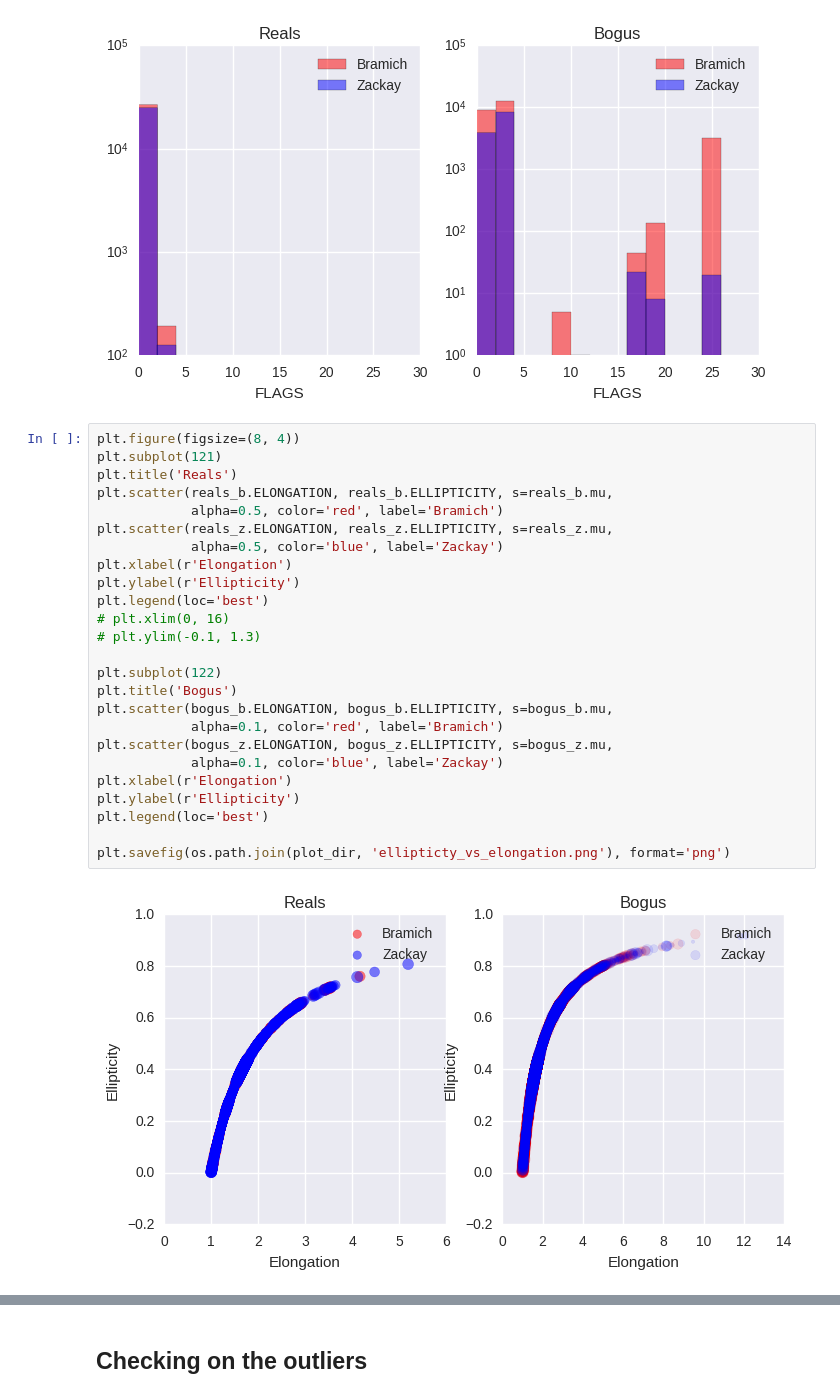
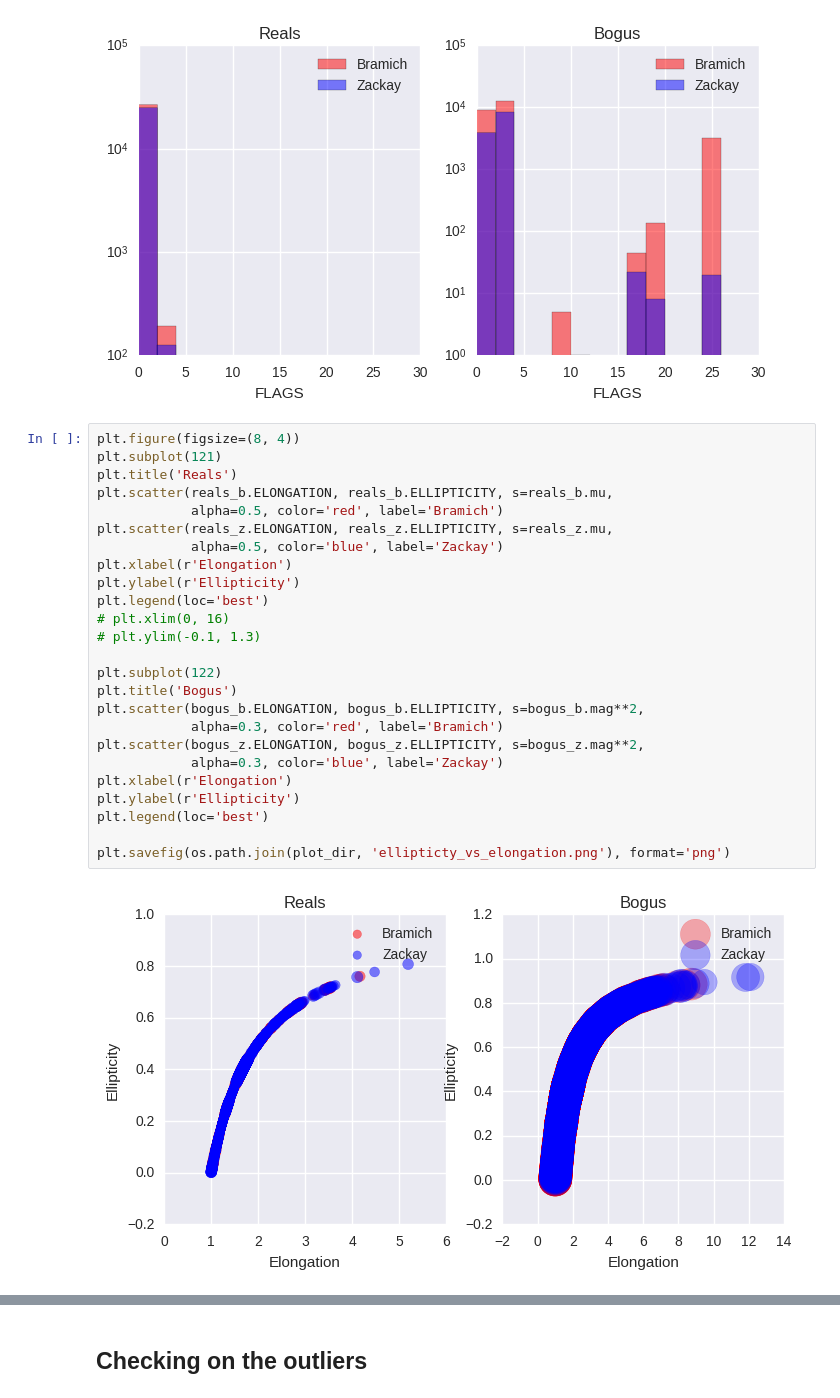
Before and after one commit to BrunoSanchez/RBMLearning, a Jupyter notebook: Plots.ipynb, the cells around one changed output, grey strips where cells are left out. Saved outputs shown, nothing was run; the diff lists cells and outputs as text.

```diff
--- a/Plots.ipynb
+++ b/Plots.ipynb
@@ -419,27 +423,27 @@ plt.savefig(os.path.join(plot_dir, 'flags_hist.png'), format='png')
 # %%
 plt.figure(figsize=(8, 4))
 plt.subplot(121)
 plt.title('Reals')
 plt.scatter(reals_b.ELONGATION, reals_b.ELLIPTICITY, s=reals_b.mu,
             alpha=0.5, color='red', label='Bramich')
 plt.scatter(reals_z.ELONGATION, reals_z.ELLIPTICITY, s=reals_z.mu,
             alpha=0.5, color='blue', label='Zackay')
 plt.xlabel(r'Elongation')
 plt.ylabel(r'Ellipticity')
 plt.legend(loc='best')
 # plt.xlim(0, 16)
 # plt.ylim(-0.1, 1.3)
 
 plt.subplot(122)
 plt.title('Bogus')
-plt.scatter(bogus_b.ELONGATION, bogus_b.ELLIPTICITY, s=bogus_b.mu,
-            alpha=0.1, color='red', label='Bramich')
-plt.scatter(bogus_z.ELONGATION, bogus_z.ELLIPTICITY, s=bogus_z.mu,
-            alpha=0.1, color='blue', label='Zackay')
+plt.scatter(bogus_b.ELONGATION, bogus_b.ELLIPTICITY, s=bogus_b.mag**2,
+            alpha=0.3, color='red', label='Bramich')
+plt.scatter(bogus_z.ELONGATION, bogus_z.ELLIPTICITY, s=bogus_z.mag**2,
+            alpha=0.3, color='blue', label='Zackay')
 plt.xlabel(r'Elongation')
 plt.ylabel(r'Ellipticity')
 plt.legend(loc='best')
 
 plt.savefig(os.path.join(plot_dir, 'ellipticty_vs_elongation.png'), format='png')
 # %% [output]
-[figure, old version]
+[figure, new version]
```
Also changed, not shown: parts of 12 cells of this notebook, 1 other file.
